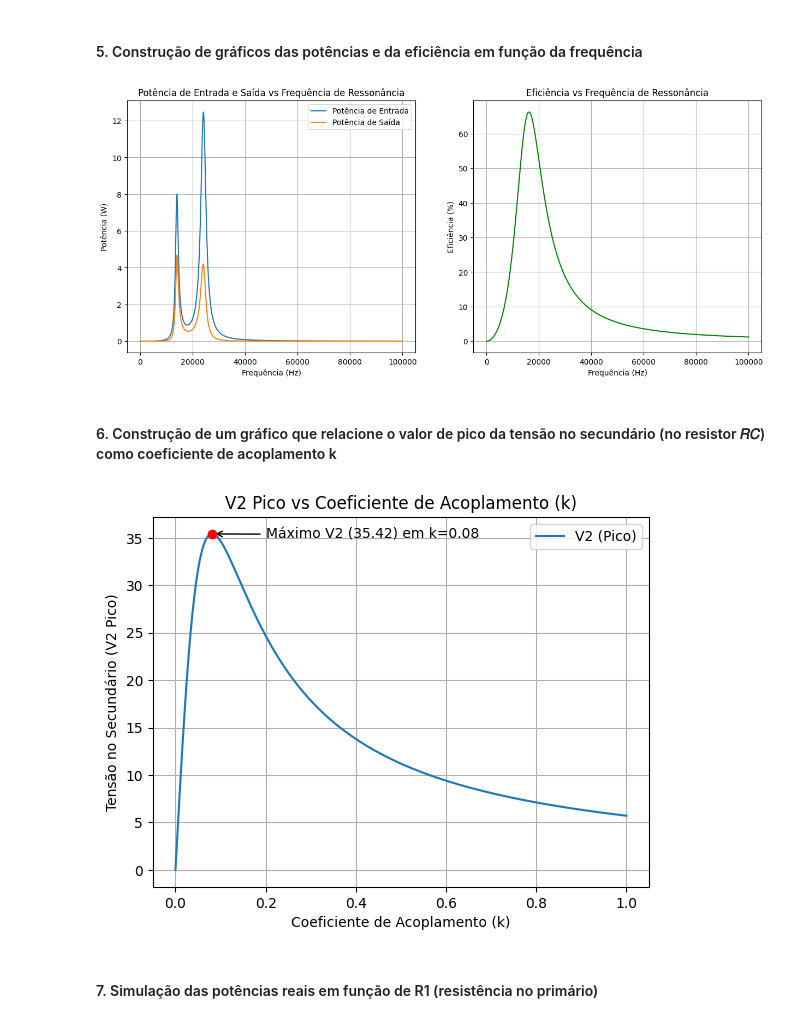
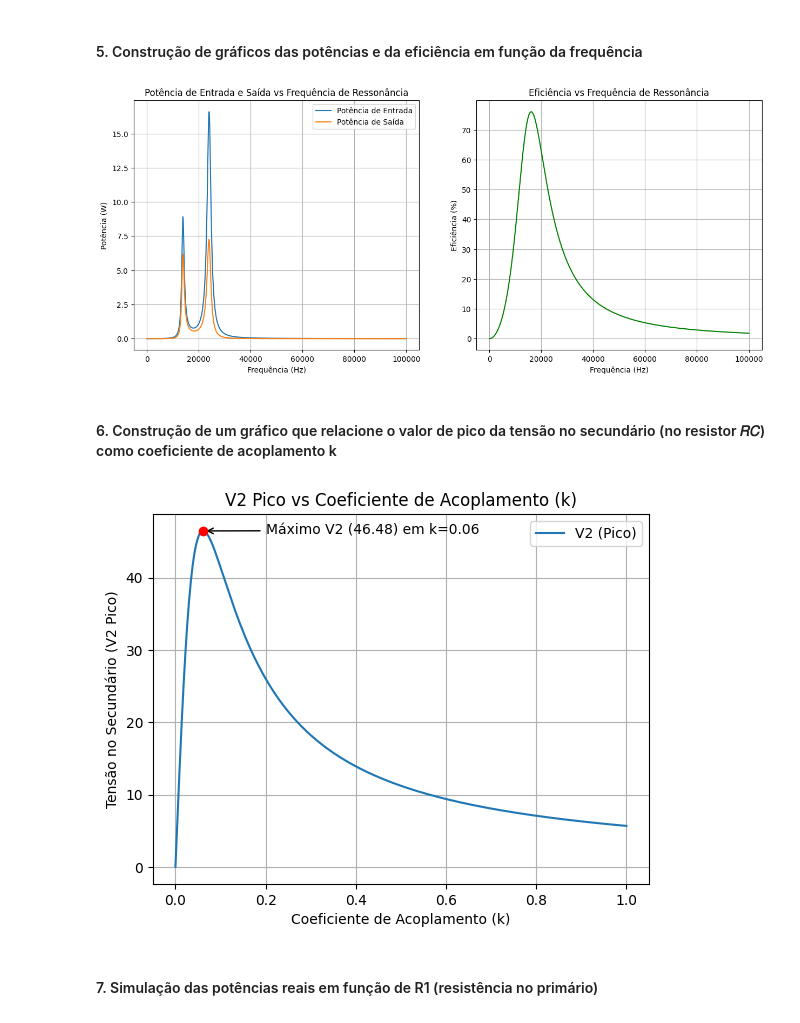
Before and after one commit to DeLucca990/Electromagnetism-Project, a Jupyter notebook: projeto/main_real.ipynb, the cells around one changed output. Drawn from its saved outputs; the diff is of its cells as text; code cells hidden in the pictures.

```diff
--- a/projeto/main_real.ipynb
+++ b/projeto/main_real.ipynb
@@ -9,10 +9,10 @@ import matplotlib.pyplot as plt
 # %% [markdown]
 #### 2. Código do modelo numérico
 # %%
-R1 = 439.4e-3
-R2 = 424.1e-3
+R1 = 289e-3
+R2 = 270.5e-3
 L1 = 87.66e-6
-L2 = 86.29e-6
+L2 = 87.92e-6
 C1 = C2 = 1e-6
 
 RC = 100
@@ -140,11 +140,11 @@ plt.show()
 # %% [markdown]
 #### 5. Construção de gráficos das potências e da eficiência em função da frequência
 # %%
-R1 = 439.4e-3
-R2 = 424.1e-3
+R1 = 289e-3
+R2 = 270.5e-3
 C1 = C2 = 1e-6
 L1 = 87.66e-6
-L2 = 86.29e-6
+L2 = 87.92e-6
 fr_values = np.linspace(0, 100e3, 1000)
 k = 0.5
 
@@ -198,15 +198,15 @@ ax2.grid(True)
 #plt.tight_layout()
 plt.show()
 # %% [output]
-[figure, old version]
+[figure, new version]
 # %% [markdown]
 #### 6. Construção de um gráfico que relacione o valor de pico da tensão no secundário (no resistor 𝑅𝐶) como coeficiente de acoplamento k
 # %%
 k_values = np.linspace(0, 1, 500)
-R1 = 439.4e-3
-R2 = 424.1e-3
+R1 = 289e-3
+R2 = 270.5e-3
 L1 = 87.66e-6
-L2 = 86.29e-6
+L2 = 87.92e-6
 C1 = C2 = 1e-6
 f = 1/(2*np.pi*np.sqrt(C1*L1))
 w = 2*pi*f
@@ -215,34 +215,35 @@ V2_list = []
 
 for k in k_values:
     XL1 = w * L1 * 1j
     XL2 = w * L2 * 1j
     XC1 = 1 / (w * C1 * 1j)
     XC2 = 1 / (w * C2 * 1j)
     M = k * sqrt(L1*L2)
     XM = w * M * 1j
     ZEQ = (RC * XC2)/(RC + XC2)
 
     I1, I2 = CalcularTransformador(V1, ZEQ)
     V2 = I2 * ZEQ
     V2_list.append(abs(V2))
 
 k_max = k_values[np.argmax(V2_list)]
 V2_max = np.max(V2_list)
 
 plt.plot(k_values, V2_list, label='V2 (Pico)')
 plt.xlabel('Coeficiente de Acoplamento (k)')
 plt.ylabel('Tensão no Secundário (V2 Pico)')
 plt.title('V2 Pico vs Coeficiente de Acoplamento (k)')
 plt.scatter(k_max, V2_max, color='red', zorder=5)
 plt.annotate(f'Máximo V2 ({V2_max:.2f}) em k={k_max:.2f}', (k_max, V2_max), xytext=(0.2, V2_max-0.5),
             arrowprops=dict(facecolor='black', arrowstyle='->'))
 plt.grid(True)
 plt.legend()
 plt.show()
 
 # Para cada frequência existe uam distância ótima para transmitir energia e vice-versa!!!
+# Distância para a voltagem máxima: 12.9 cm
 # %% [output]
-[figure, old version]
+[figure, new version]
 # %% [markdown]
 #### 7. Simulação das potências reais em função de R1 (resistência no primário)
 # %%
```
Also changed, not shown: parts of 5 cells of this notebook.
